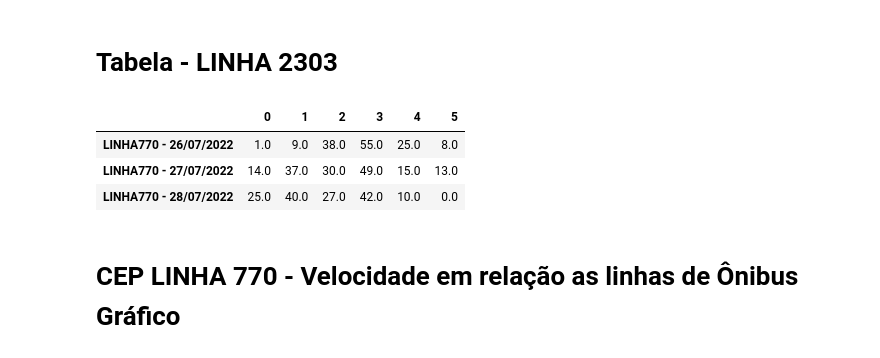
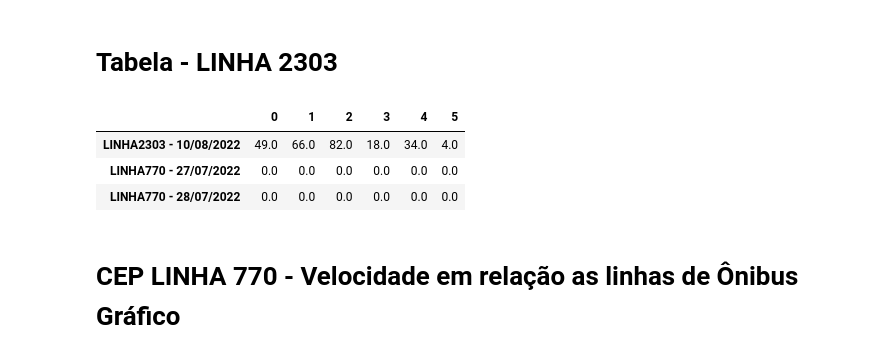
Before and after one commit to monteirovictor/dashboard_panel, a Jupyter notebook: Projeto_Final.ipynb, the cells around one changed output. Cells and saved outputs as stored; diff of their text form; code cells hidden in the pictures.

```diff
--- a/Projeto_Final.ipynb
+++ b/Projeto_Final.ipynb
@@ -178,40 +178,40 @@ plt.show()
 # %%
 # Através das variações das médias no gráfico acima, monta-se uma tabela para análise da linha
 
-linha770=(dfajustado.loc[(dfajustado['linha']=="770") & (dfajustado['velocidade']!=0) & (dfajustado['data']=="26/07/2022"),['velocidade']])
-L770=linha770.rename(columns={'velocidade':'Linha770'})
+linha2303=(dfajustado.loc[(dfajustado['linha']=="2303") & (dfajustado['velocidade']!=0) & (dfajustado['data']=="10/08/2022"),['velocidade']])
+L2303=linha2303.rename(columns={'velocidade':'Linha2303'})
 
-linha7702=(dfajustado.loc[(dfajustado['linha']=="770") & (dfajustado['velocidade']!=0) & (dfajustado['data']=="27/07/2022"),['velocidade']])
+linha7702=(dfajustado.loc[(dfajustado['linha']=="2323") & (dfajustado['velocidade']!=0) & (dfajustado['data']=="27/07/2022"),['velocidade']])
 L7702=linha7702.rename(columns={'velocidade':'Linha770'})
 
-linha7703=(dfajustado.loc[(dfajustado['linha']=="770") & (dfajustado['velocidade']!=0) & (dfajustado['data']=="28/07/2022"),['velocidade']])
+linha7703=(dfajustado.loc[(dfajustado['linha']=="2323") & (dfajustado['velocidade']!=0) & (dfajustado['data']=="28/07/2022"),['velocidade']])
 L7703=linha7703.rename(columns={'velocidade':'Linha770'})
 
 
 #Conversão dos Filtros para lista
 
-X1=L770['Linha770'].tolist()
+X1=L2303['Linha2303'].tolist()
 X2=L7702['Linha770'].tolist()
 X3=L7703['Linha770'].tolist()
 
 
 #Dataframe Velocidade
 df1 = pd.DataFrame({
-    'LINHA770 - 26/07/2022 ': pd.Series(X1,dtype='float64'),
+    'LINHA2303 - 10/08/2022 ': pd.Series(X1,dtype='float64'),
     'LINHA770 - 27/07/2022 ': pd.Series(X2,dtype='float64'),
     'LINHA770 - 28/07/2022 ': pd.Series(X3,dtype='float64')
 })
 
 
 
 df_velocidade_linhas=df1.replace(np.nan,0)
 df_ajustado=df_velocidade_linhas.T
 df_ajustado
 # %% [output]
 |  | 0 | 1 | 2 | 3 | 4 | 5 |
-| LINHA770 - 26/07/2022 | 1.0 | 9.0 | 38.0 | 55.0 | 25.0 | 8.0 |
-| LINHA770 - 27/07/2022 | 14.0 | 37.0 | 30.0 | 49.0 | 15.0 | 13.0 |
-| LINHA770 - 28/07/2022 | 25.0 | 40.0 | 27.0 | 42.0 | 10.0 | 0.0 |
+| LINHA2303 - 10/08/2022 | 49.0 | 66.0 | 82.0 | 18.0 | 34.0 | 4.0 |
+| LINHA770 - 27/07/2022 | 0.0 | 0.0 | 0.0 | 0.0 | 0.0 | 0.0 |
+| LINHA770 - 28/07/2022 | 0.0 | 0.0 | 0.0 | 0.0 | 0.0 | 0.0 |
 # %% [markdown]
 <h1> CEP LINHA 770 - Velocidade em relação as linhas de Ônibus Gráfico </h1>
 # %%
```
